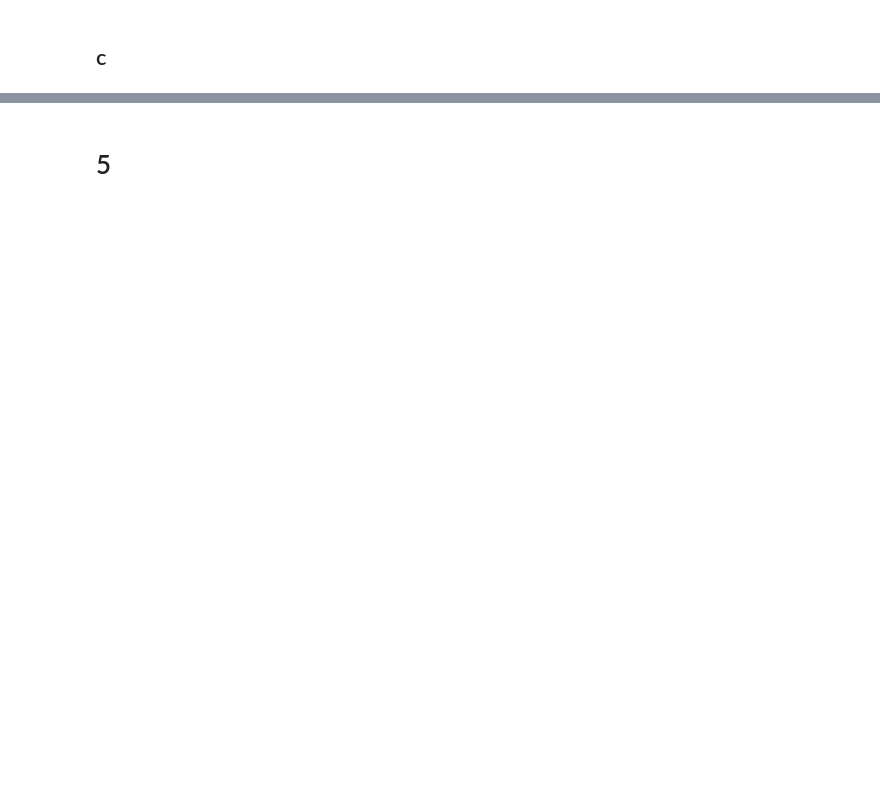
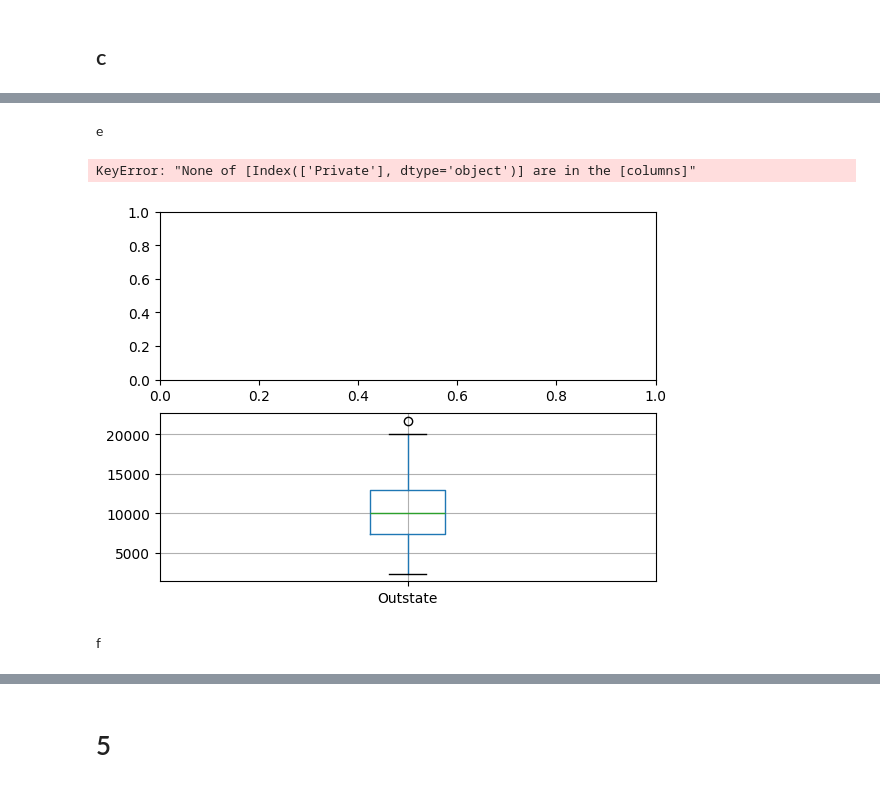
Before and after one commit to afrenkai/MA-4635-HW1, a Jupyter notebook: MA4635.ipynb, the cells around one changed output, grey strips where cells are left out. Drawn from its saved outputs; the diff is of its cells as text; code cells hidden in the pictures; blank space fills up the shorter version.

Commit message:
cant boxplot qualatative vars

```diff
--- a/MA4635.ipynb
+++ b/MA4635.ipynb
@@ -47,0 +91,11 @@ college
+# %% [markdown]
+e
+# %%
+fig, ax = plt.subplots(2, 1)
+ax[0] = college.boxplot('Outstate')
+ax[1] = college.boxplot('Private')
+# %% [output]
+KeyError: "None of [Index(['Private'], dtype='object')] are in the [columns]"
+[figure, added]
+# %% [markdown]
+f
```
Also changed, not shown: parts of 11 cells of this notebook.
